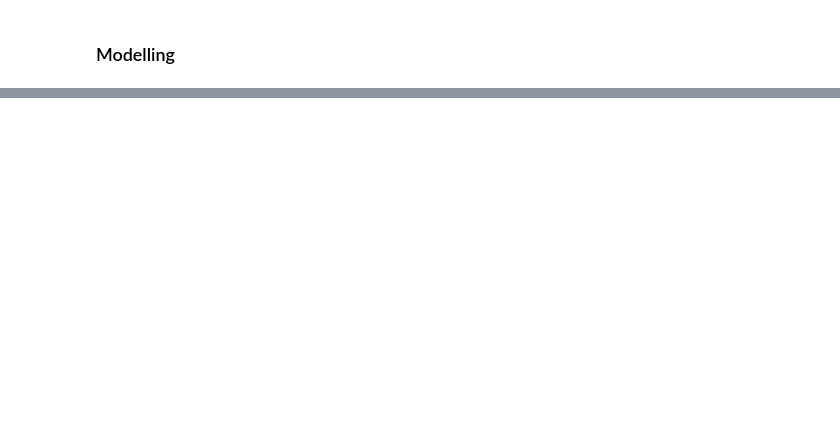
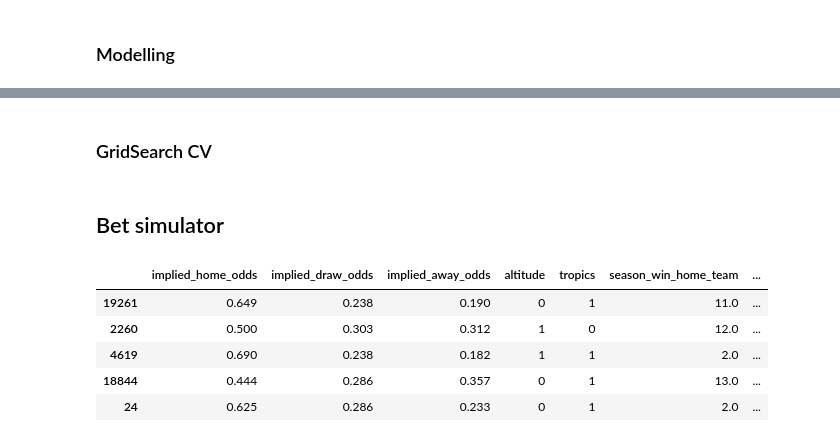
Before and after one commit to miketondu/odds_portal_project, a Jupyter notebook: notebooks/3_odds_model.ipynb, the cells around one changed output, grey strips where cells are left out. Drawn from its saved outputs; the diff is of its cells as text; code cells hidden in the pictures; blank space fills up the shorter version.

```diff
--- a/notebooks/3_odds_model.ipynb
+++ b/notebooks/3_odds_model.ipynb
@@ -320,0 +311,4 @@ Text(0.5,0.98,'Algorithm Comparison')
+# %% [markdown]
+### GridSearch CV
+# %% [markdown]
+## Bet simulator
@@ -320,0 +346,9 @@ Text(0.5,0.98,'Algorithm Comparison')
+# %%
+X_test.head()
+# %% [output]
+|  | implied_home_odds | implied_draw_odds | implied_away_odds | altitude | tropics | season_win_home_team | ... |
+| 19261 | 0.649 | 0.238 | 0.190 | 0 | 1 | 11.0 | ... |
+| 2260 | 0.500 | 0.303 | 0.312 | 1 | 0 | 12.0 | ... |
+| 4619 | 0.690 | 0.238 | 0.182 | 1 | 1 | 2.0 | ... |
+| 18844 | 0.444 | 0.286 | 0.357 | 0 | 1 | 13.0 | ... |
+| 24 | 0.625 | 0.286 | 0.233 | 0 | 1 | 2.0 | ... |
```
Also changed, not shown: parts of 18 cells of this notebook.
